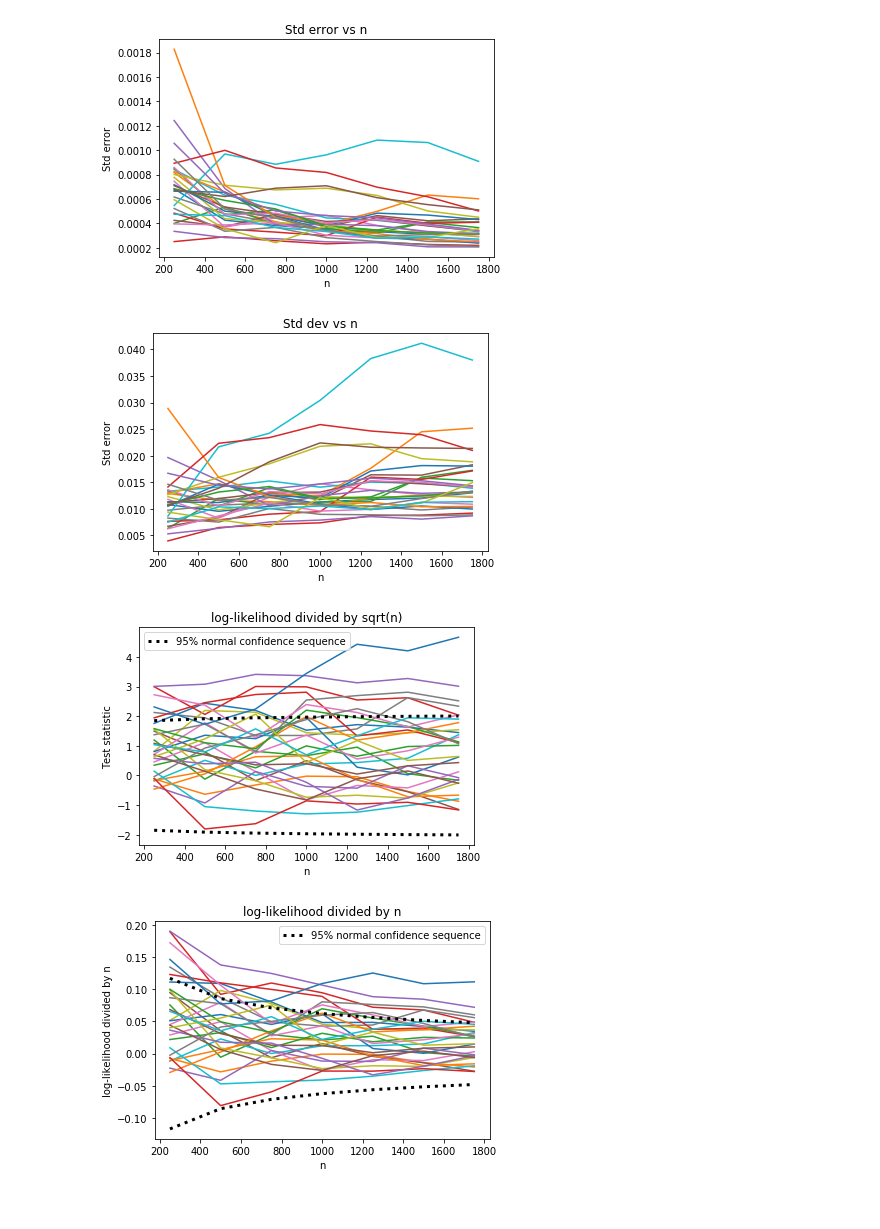
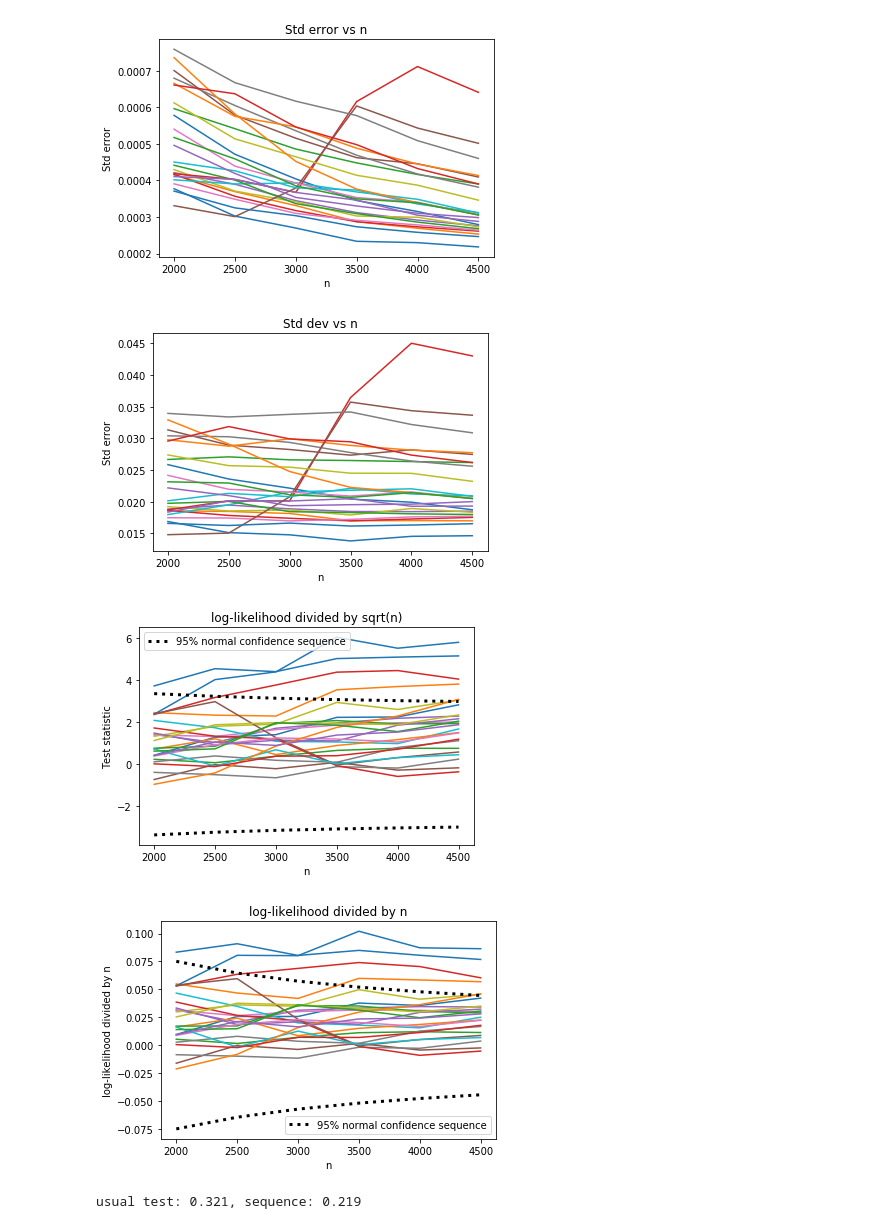
Before and after one commit to ericschulman/testing, a Jupyter notebook: critical_values.ipynb, the cells around one changed output. Saved outputs shown, nothing was run; the diff lists cells and outputs as text; code cells hidden in the pictures.

```diff
--- a/critical_values.ipynb
+++ b/critical_values.ipynb
@@ -15,6 +15,6 @@ def gen_data():
 # %%
-yn,xn, N = gen_data()
-support = np.arange(-6,6,1/N)
+yn,xn, nobs = gen_data()
+support = np.arange(-3,3,1/nobs)
 model1 = sm.Probit(yn,sm.add_constant(xn))
 model1 = model1.fit(disp=False)
 model1_fit =  norm.cdf(model1.params[0] + model1.params[1]*support)
@@ -43,37 +43,38 @@ def gen_llr():
     y,x,N = gen_data()
     ll1 = []
     ll2 = []
-    rescale = []
-    n0 = 250
-    skip = 250
+    omegas = []
+    n0 = 2000
+    skip = 500
 
     for n in range(n0,N,skip):
         xn = x[1:n+1]
         yn = y[1:n+1]
 
         model1 = sm.Probit(yn,sm.add_constant(xn))
-        model1 = model1.fit(disp=False)
-        pr1 = yn*(yn - model1.resid_response) + (1-yn)*(1- (yn - model1.resid_response))
-        ll1.append( np.log(pr1).sum() )
+        model1_fit = model1.fit(disp=False)
+        pr1 = model1.loglikeobs(model1_fit.params)
 
+        model2 = sm.Logit(yn,sm.add_constant(xn),sim_function=np.random.normal)
+        model2_fit = model2.fit(disp=False)
+        pr2 = model2.loglikeobs(model2_fit.params)
 
-        model2 = sm.Logit(yn,sm.add_constant(xn))
-        model2 = model2.fit(disp=False)
-        pr2 = yn*(yn - model2.resid_response) + (1-yn)*(1- (yn - model2.resid_response))
-        ll2.append( np.log(pr2).sum() )
+        omega = (pr1- pr2).var()
 
-        rescale.append( ( (np.log(pr1) - np.log(pr2))**2 ).mean() )
-    return ll1, ll2, rescale, n0, N, skip
+        ll1.append(pr1.sum())
+        ll2.append(pr2.sum())
+        omegas.append(omega)
+
+    return ll1, ll2, omegas, n0, N, skip
 # %%
-for i in range(30):
+trials = 25
+for i in range(trials):
     ll1, ll2, sample_var, n0, N, skip = gen_llr()
     scale = np.arange(n0,N,skip)
-
 
     std_dev = np.sqrt(np.array(sample_var))
     std_error = std_dev/np.sqrt(scale)
     process =  (np.array(ll1) - np.array(ll2))
-
 
 
     #std error
@@ -92,7 +93,6 @@ for i in range(30):
     #scale by n (convergence in probability)
     plt.figure(4)
     plt.plot(scale,  process/(std_dev*scale))
-
 
 
 #plot 1
@@ -114,12 +114,7 @@ plt.figure(3)
 plt.title("log-likelihood divided by sqrt(n)")
 plt.ylabel("Test statistic")
 plt.xlabel("n")
-
-n0=500
-
-#sequence
-conf_seq = np.sqrt((scale+n0)*(6 + np.log(scale/n0+1))/scale)
-conf_seq = np.sqrt(2*np.log(np.log(scale)))
+conf_seq = np.sqrt((scale+n0)*(6 + np.log(np.log(scale/n0+1)))/scale)
 plt.plot(scale, conf_seq,  color='black', linewidth=3, linestyle=":",
          label="95% normal confidence sequence" )
 plt.plot(scale, -conf_seq,  color='black', linewidth=3, linestyle=":")
@@ -130,34 +125,59 @@ if False:
     plt.plot(scale, conf_int ,  color='black', linewidth=3, linestyle="--",
          label="95% normal confidence interval" )
     plt.plot(scale,-conf_int, color='black', linewidth=3, linestyle="--")
 
 
 plt.legend()
 
 plt.savefig("figs/ll_rootn")
 
 
 #plot 4
 plt.figure(4)
 plt.title("log-likelihood divided by n")
 plt.ylabel("log-likelihood divided by n")
 plt.xlabel("n")
 
 plt.plot(scale, conf_seq/np.sqrt(scale),  color='black', linewidth=3, linestyle=":",
          label="95% normal confidence sequence" )
 plt.plot(scale, -conf_seq/np.sqrt(scale),  color='black', linewidth=3, linestyle=":")
 
 #critical values (usual)
 if False:
     plt.plot(scale, conf_int/np.sqrt(scale) ,  color='black', linewidth=3, linestyle="--",
          label="95% normal confidence interval" )
     plt.plot(scale,-conf_int/np.sqrt(scale), color='black', linewidth=3, linestyle="--")
 
 plt.legend()
 
 plt.savefig("figs/ll_n")
 # %% [output]
-[figure, old version]
+[figure, new version]
-[figure, old version]
+[figure, new version]
-[figure, old version]
+[figure, new version]
-[figure, old version]
+[figure, new version]
+# %%
+reject_usual = 0
+reject_seq = 0
+trials = 1000
+for i in range(trials):
+    try:
+        ll1, ll2, sample_var, n0, N, skip = gen_llr()
+        scale = np.arange(n0,N,skip)
+
+        std_dev = np.sqrt(np.array(sample_var))
+        std_error = std_dev/np.sqrt(scale)
+        process =  (np.array(ll1) - np.array(ll2))
+
+        test_stat = np.abs(process)/(std_error*scale)
+        if (test_stat >= conf_seq).max() :
+            reject_seq = reject_seq+1
+
+        if (test_stat[-1] >= 1.96):
+            reject_usual = reject_usual +1
+    except:
+        pass
+
+print("usual test: %s, sequence: %s"%(reject_usual/trials, reject_seq/trials))
+# %% [output]
+usual test: 0.321, sequence: 0.219
```
Also changed, not shown: parts of 2 cells of this notebook.
